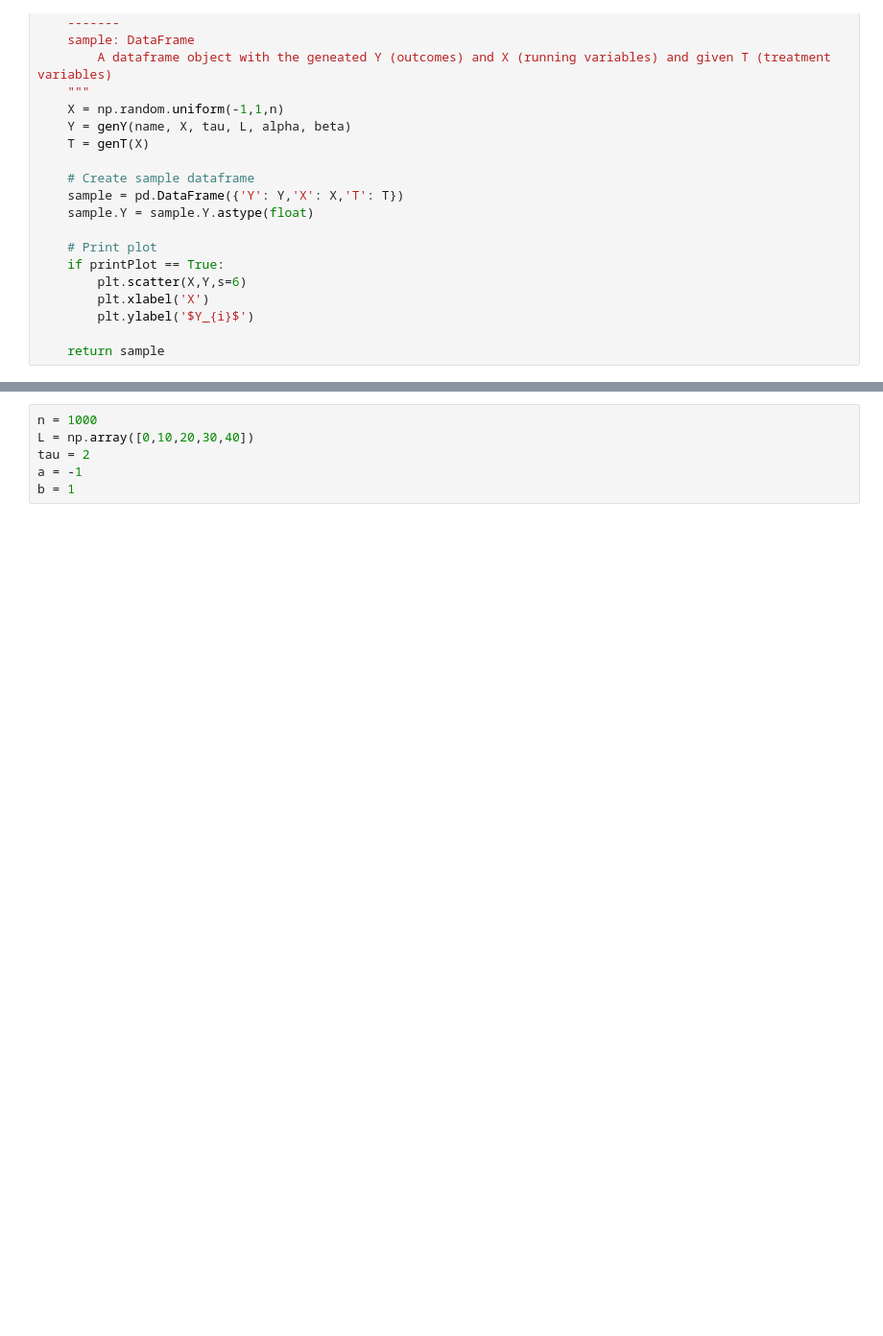
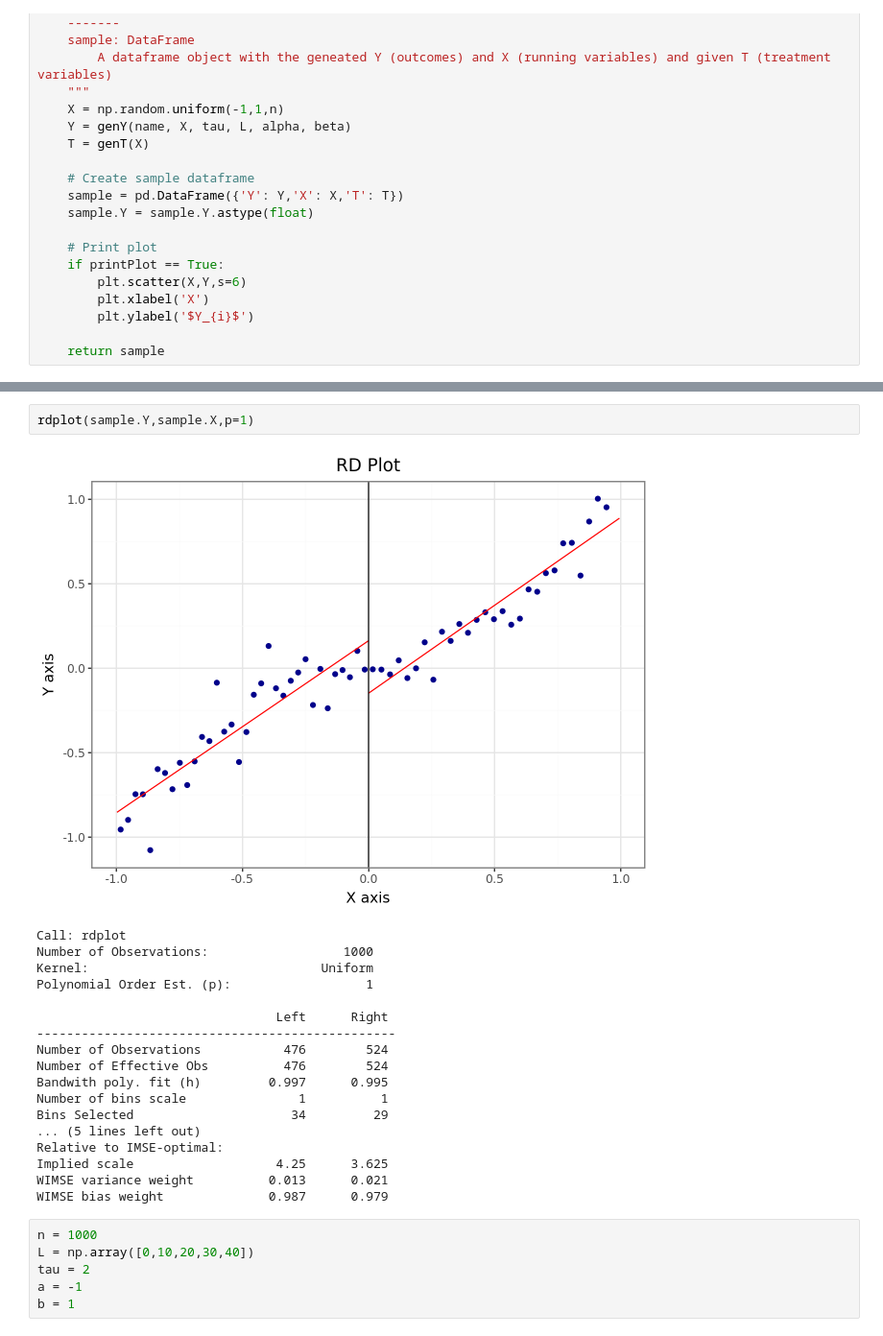
Before and after one commit to FranciscoPortilha/BSc2-Thesis---Robust-RDD, a Jupyter notebook: dev.ipynb, the cells around one changed output, grey strips where cells are left out. Shown at 96% size. Drawn from its saved outputs; the diff is of its cells as text; blank space fills up the shorter version.

```diff
--- a/dev.ipynb
+++ b/dev.ipynb
@@ -331,3 +359,24 @@ def genSample(name, n, tau=0, L=0, alpha=0, beta=0, printPlot=True):
+# %%
+rdplot(sample.Y,sample.X,p=1)
+# %% [output]
+[figure, added]
+Call: rdplot
+Number of Observations:                  1000
+Kernel:                               Uniform
+Polynomial Order Est. (p):                  1
+
+                                Left      Right
+------------------------------------------------
+Number of Observations           476        524
+Number of Effective Obs          476        524
+Bandwith poly. fit (h)         0.997      0.995
+Number of bins scale               1          1
+Bins Selected                     34         29
+... (5 lines left out)
+Relative to IMSE-optimal:
+Implied scale                   4.25      3.625
+WIMSE variance weight          0.013      0.021
+WIMSE bias weight              0.987      0.979
 # %%
 n = 1000
 L = np.array([0,10,20,30,40])
```
Also changed, not shown: parts of 15 cells of this notebook.
